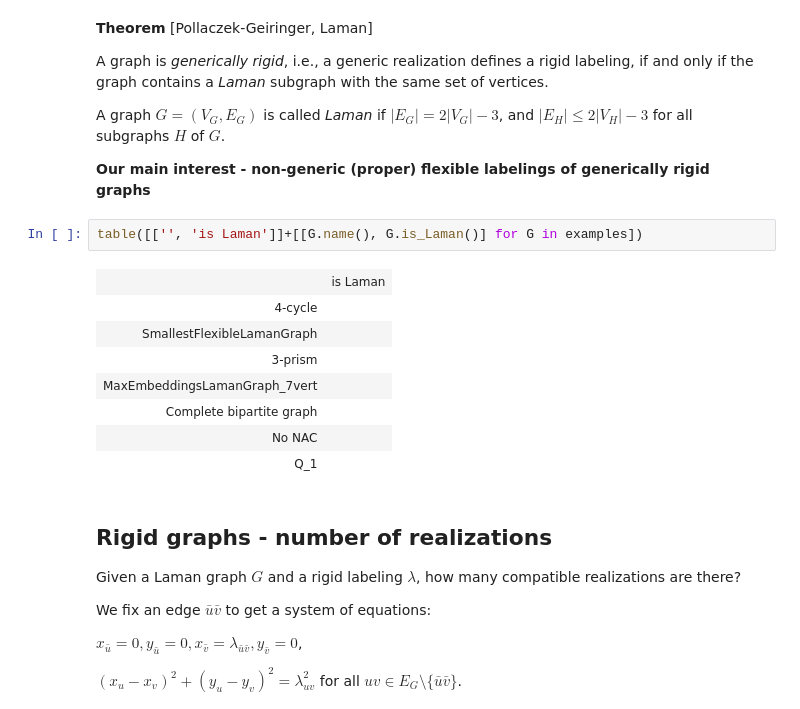
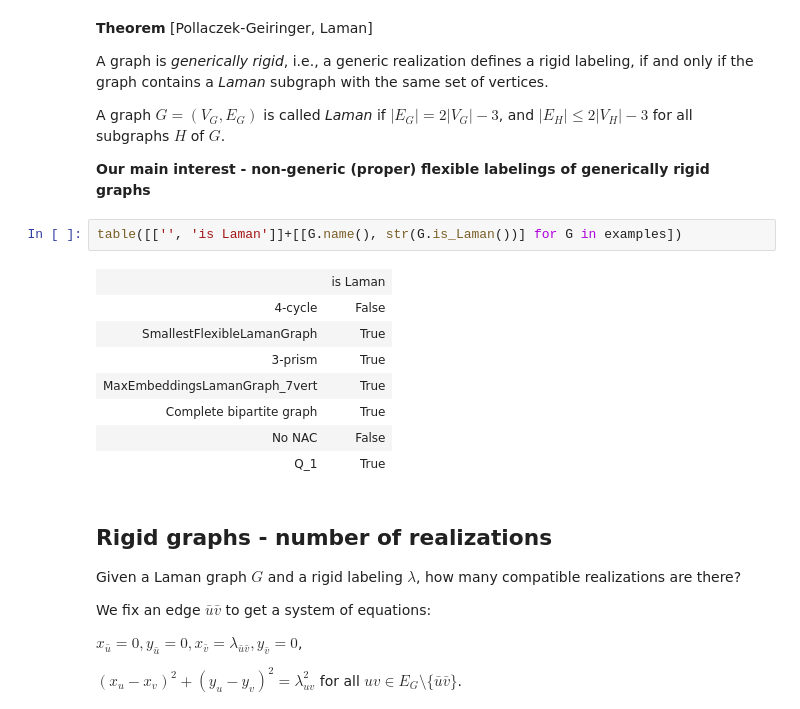
Before and after one commit to Legersky/rigid-flexible-graphs-notebooks, a Jupyter notebook: ARCADES_software_workshop_Cambridge.ipynb, the cells around one changed output. Drawn from its saved outputs; the diff is of its cells as text.

```diff
--- a/ARCADES_software_workshop_Cambridge.ipynb
+++ b/ARCADES_software_workshop_Cambridge.ipynb
@@ -64,16 +64,16 @@ A graph $G=(V_G,E_G)$ is called *Laman* if $|E_G| = 2|V_G|-3$, and $|E_H|\leq 2|
 
 **Our main interest - non-generic (proper) flexible labelings of generically rigid graphs**
 # %%
-table([['', 'is Laman']]+[[G.name(), G.is_Laman()] for G in examples])
+table([['', 'is Laman']]+[[G.name(), str(G.is_Laman())] for G in examples])
 # %% [output]
 |  | is Laman |
-| 4-cycle |  |
-| SmallestFlexibleLamanGraph |  |
-| 3-prism |  |
-| MaxEmbeddingsLamanGraph_7vert |  |
-| Complete bipartite graph |  |
-| No NAC |  |
-| Q_1 |  |
+| 4-cycle | False |
+| SmallestFlexibleLamanGraph | True |
+| 3-prism | True |
+| MaxEmbeddingsLamanGraph_7vert | True |
+| Complete bipartite graph | True |
+| No NAC | False |
+| Q_1 | True |
 # %% [markdown]
 ## Rigid graphs - number of realizations
 
```
Also changed, not shown: parts of 7 cells of this notebook, 1 other file.
